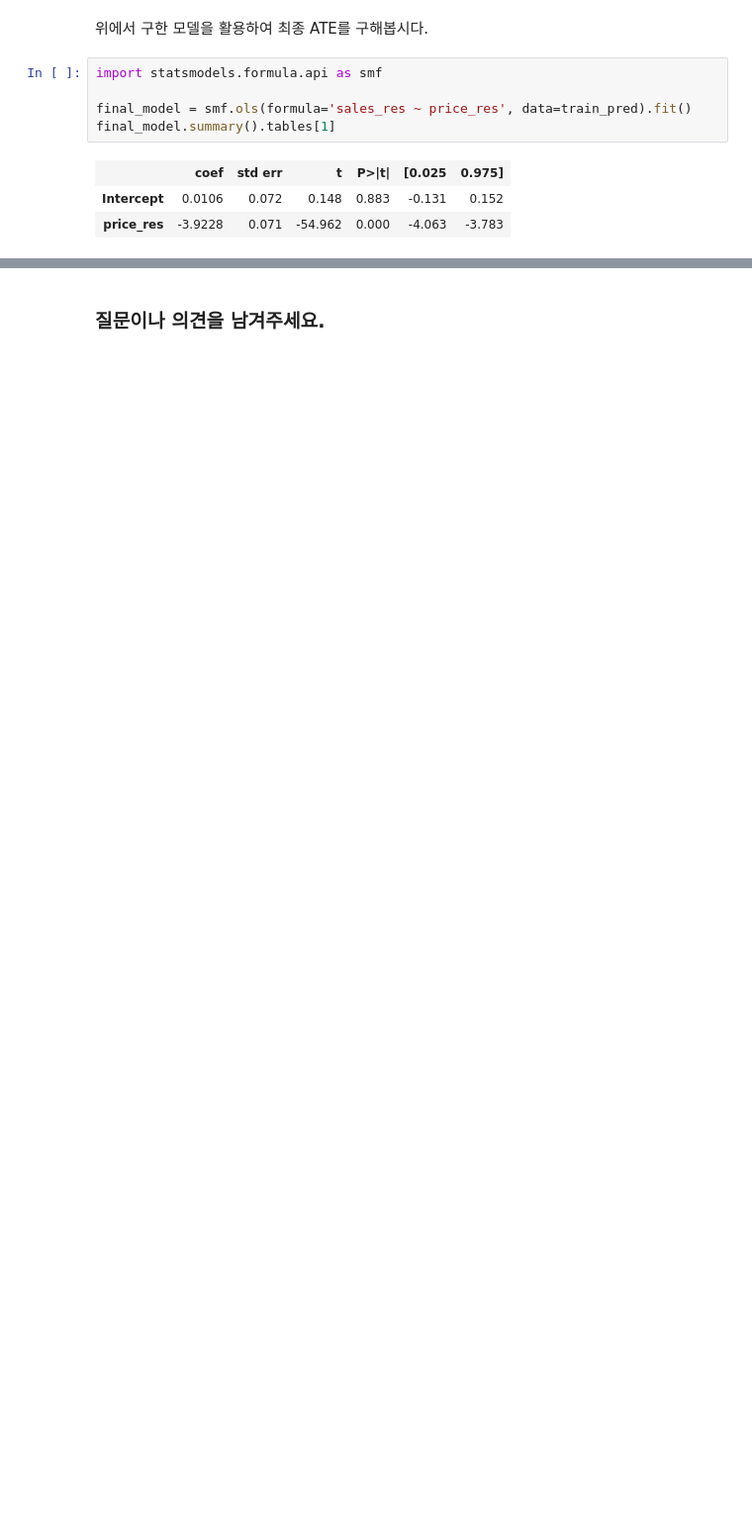
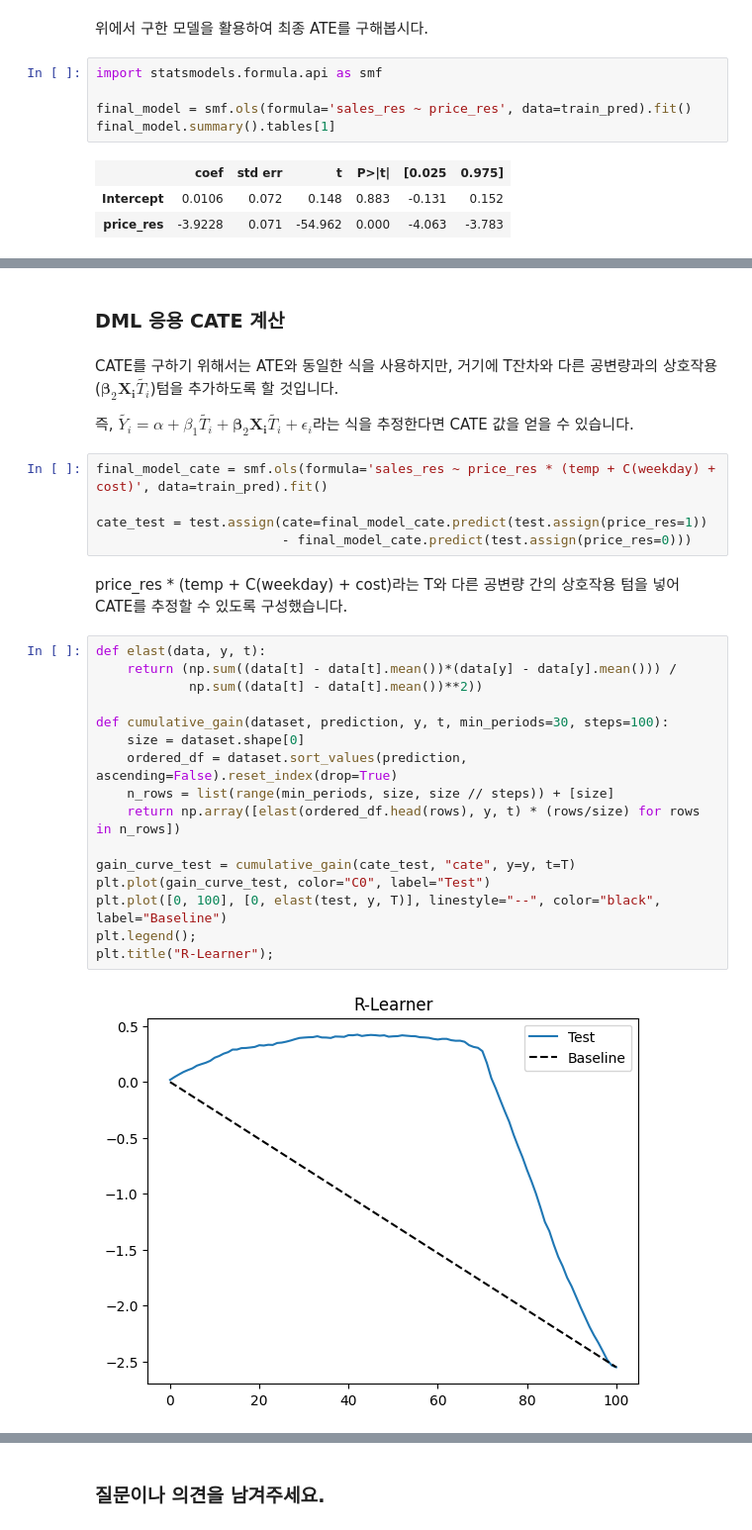
Before and after one commit to Funbucket/awesome-causal-inference-python, a Jupyter notebook: book/ate/propensity_score_and_dml.ipynb, the cells around one changed output, grey strips where cells are left out. Shown at 99% size. Saved outputs shown, nothing was run; the diff lists cells and outputs as text; blank space fills up the shorter version.

```diff
--- a/book/ate/propensity_score_and_dml.ipynb
+++ b/book/ate/propensity_score_and_dml.ipynb
@@ -352,0 +363,31 @@ final_model.summary().tables[1]
+# %% [markdown]
+### DML 응용 CATE 계산
+# %% [markdown]
+CATE를 구하기 위해서는 ATE와 동일한 식을 사용하지만, 거기에 T잔차와 다른 공변량과의 상호작용($\pmb{\beta}_2 \pmb{X_i} \tilde{T_i}$)텀을 추가하도록 할 것입니다.
+
+즉, $\tilde{Y_i} = \alpha + \beta_1 \tilde{T_i} + \pmb{\beta}_2 \pmb{X_i} \tilde{T_i} + \epsilon_i$라는 식을 추정한다면 CATE 값을 얻을 수 있습니다.
+# %%
+final_model_cate = smf.ols(formula='sales_res ~ price_res * (temp + C(weekday) + cost)', data=train_pred).fit()
+
+cate_test = test.assign(cate=final_model_cate.predict(test.assign(price_res=1))
+                        - final_model_cate.predict(test.assign(price_res=0)))
+# %% [markdown]
+price_res * (temp + C(weekday) + cost)라는 T와 다른 공변량 간의 상호작용 텀을 넣어 CATE를 추정할 수 있도록 구성했습니다.
+# %%
+def elast(data, y, t):
+    return (np.sum((data[t] - data[t].mean())*(data[y] - data[y].mean())) /
+            np.sum((data[t] - data[t].mean())**2))
+
+def cumulative_gain(dataset, prediction, y, t, min_periods=30, steps=100):
+    size = dataset.shape[0]
+    ordered_df = dataset.sort_values(prediction, ascending=False).reset_index(drop=True)
+    n_rows = list(range(min_periods, size, size // steps)) + [size]
+    return np.array([elast(ordered_df.head(rows), y, t) * (rows/size) for rows in n_rows])
+
+gain_curve_test = cumulative_gain(cate_test, "cate", y=y, t=T)
+plt.plot(gain_curve_test, color="C0", label="Test")
+plt.plot([0, 100], [0, elast(test, y, T)], linestyle="--", color="black", label="Baseline")
+plt.legend();
+plt.title("R-Learner");
+# %% [output]
+[figure, added]
```
Also changed, not shown: parts of 19 cells of this notebook.
